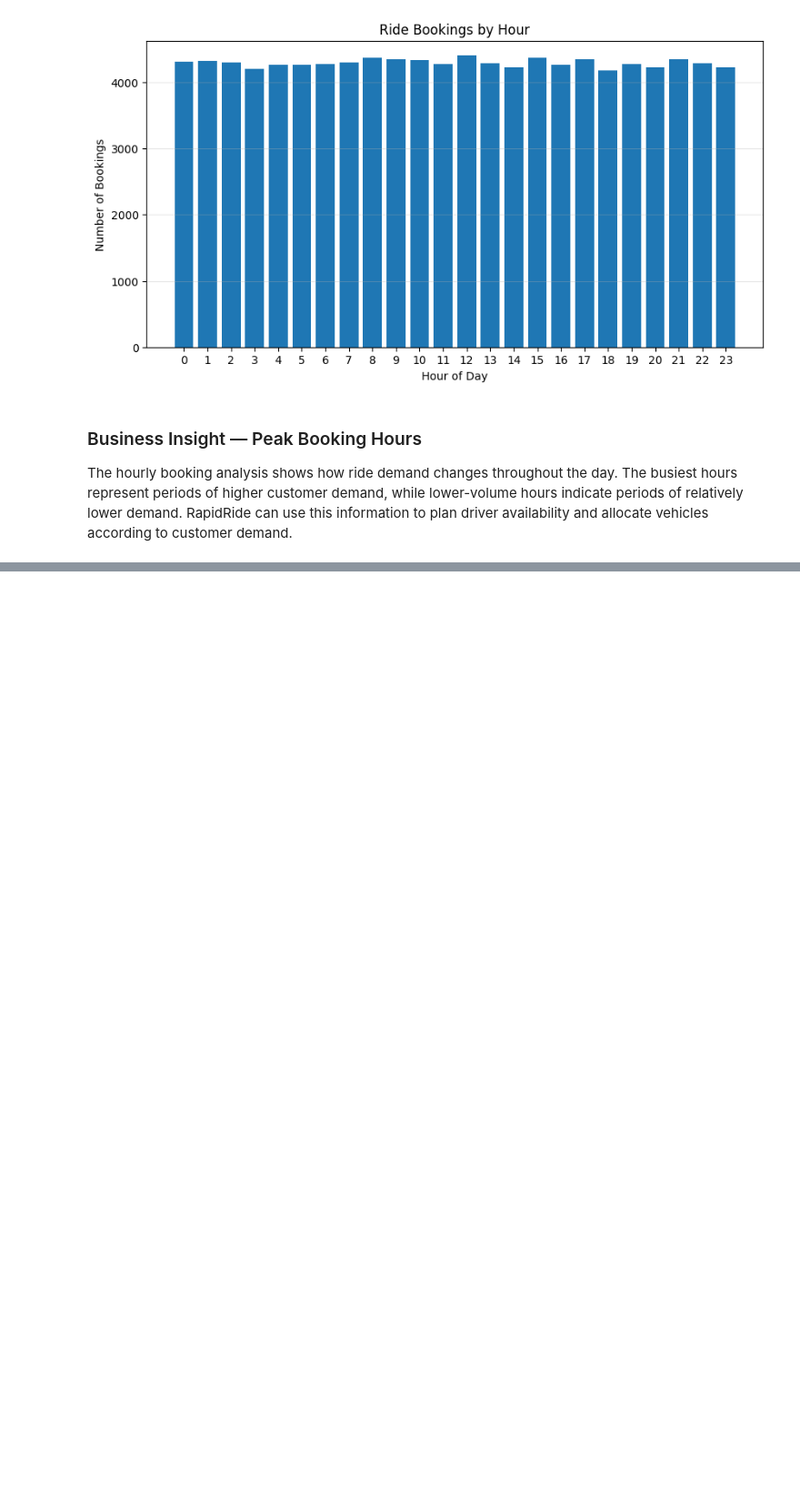
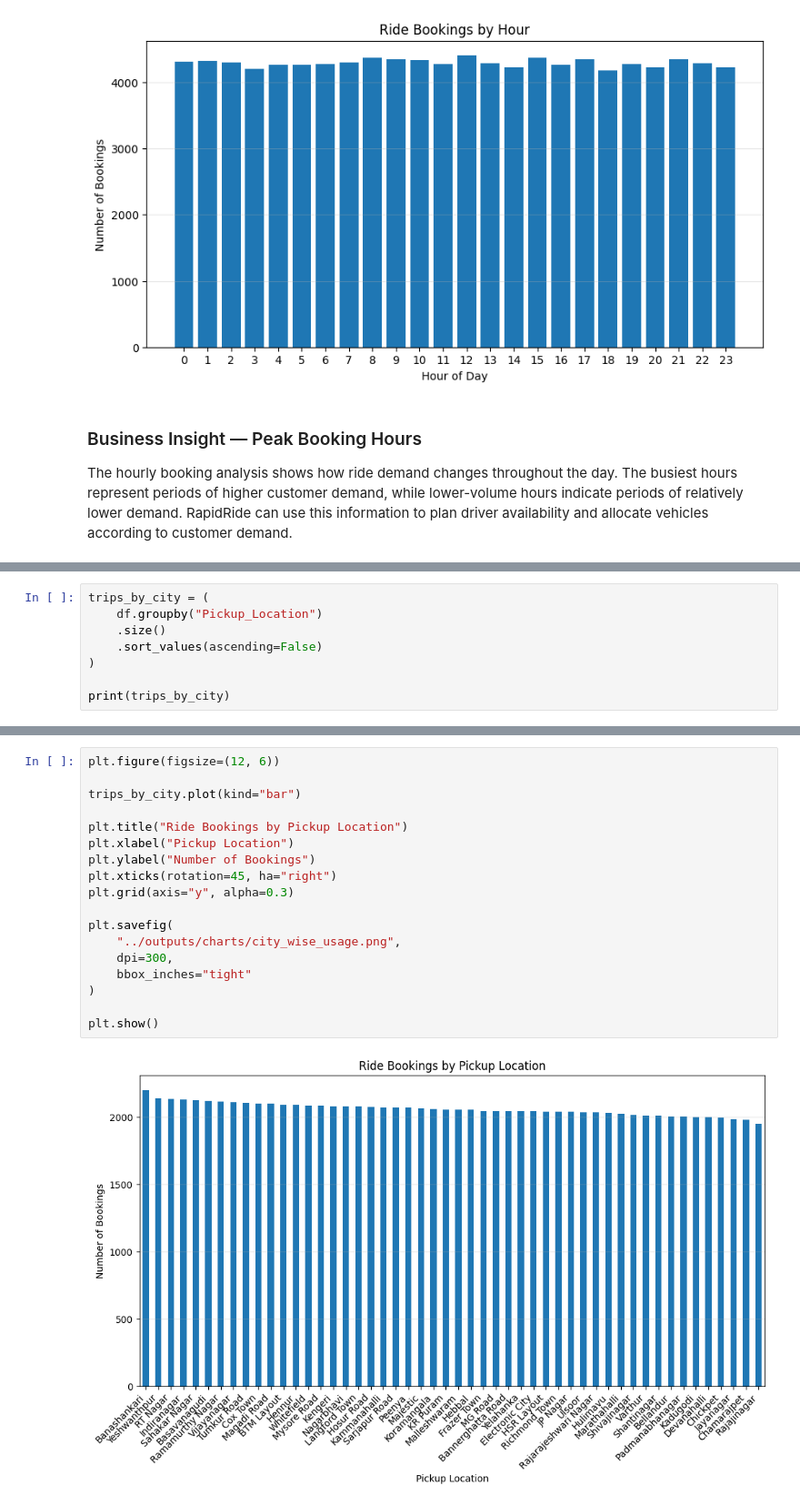
Before and after one commit to HafsaSaddique/ride-booking-data-cleaning, a Jupyter notebook: notebooks/ride_booking_analysis.ipynb, the cells around one changed output, grey strips where cells are left out. Shown at 91% size. Drawn from its saved outputs; the diff is of its cells as text; blank space fills up the shorter version.

```diff
--- a/notebooks/ride_booking_analysis.ipynb
+++ b/notebooks/ride_booking_analysis.ipynb
@@ -167,0 +274,8 @@ customer demand.
+# %%
+trips_by_city = (
+    df.groupby("Pickup_Location")
+    .size()
+    .sort_values(ascending=False)
+)
+
+print(trips_by_city)
@@ -167,0 +300,20 @@ customer demand.
+# %%
+plt.figure(figsize=(12, 6))
+
+trips_by_city.plot(kind="bar")
+
+plt.title("Ride Bookings by Pickup Location")
+plt.xlabel("Pickup Location")
+plt.ylabel("Number of Bookings")
+plt.xticks(rotation=45, ha="right")
+plt.grid(axis="y", alpha=0.3)
+
+plt.savefig(
+    "../outputs/charts/city_wise_usage.png",
+    dpi=300,
+    bbox_inches="tight"
+)
+
+plt.show()
+# %% [output]
+[figure, added]
```
Also changed, not shown: parts of 15 cells of this notebook, 4 other files.
